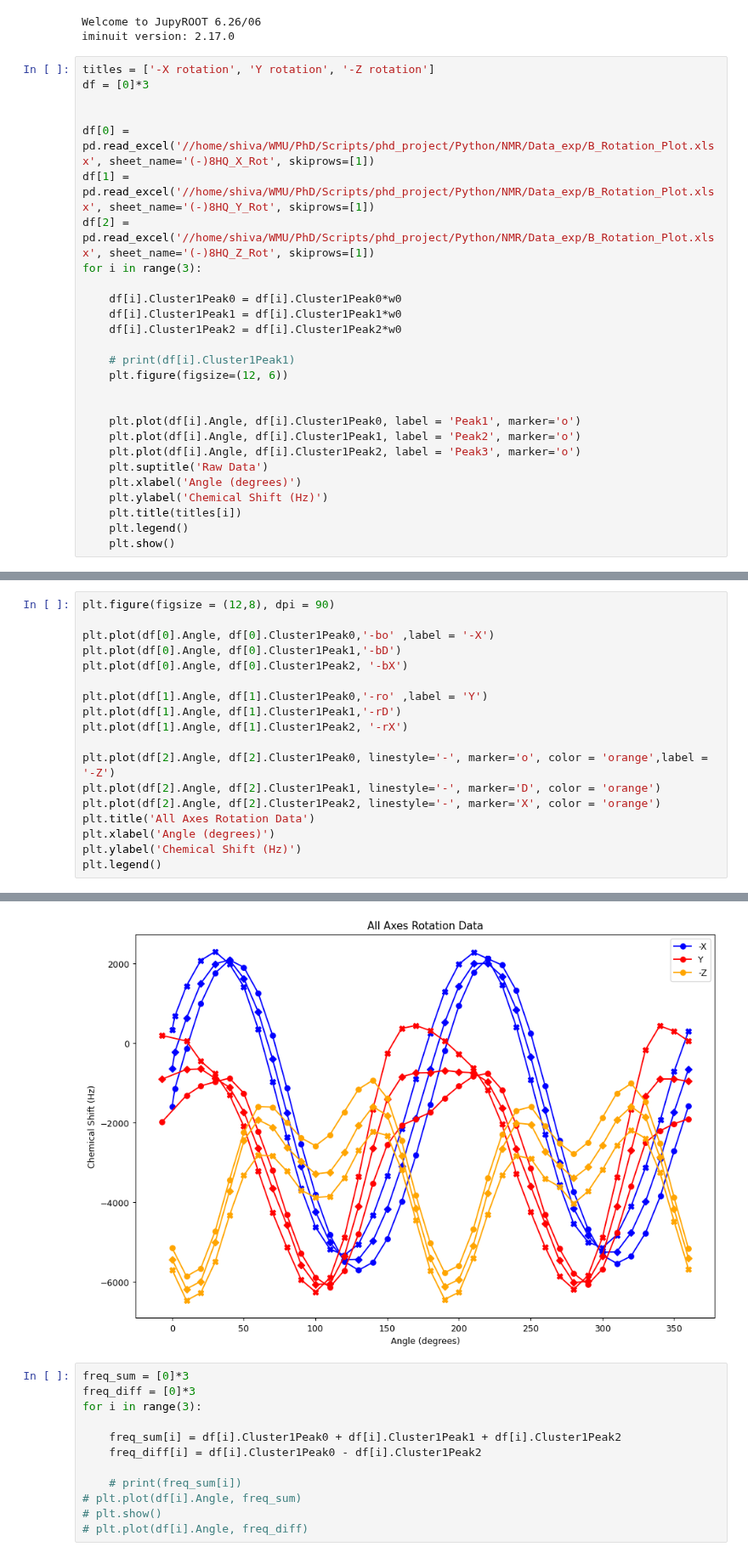
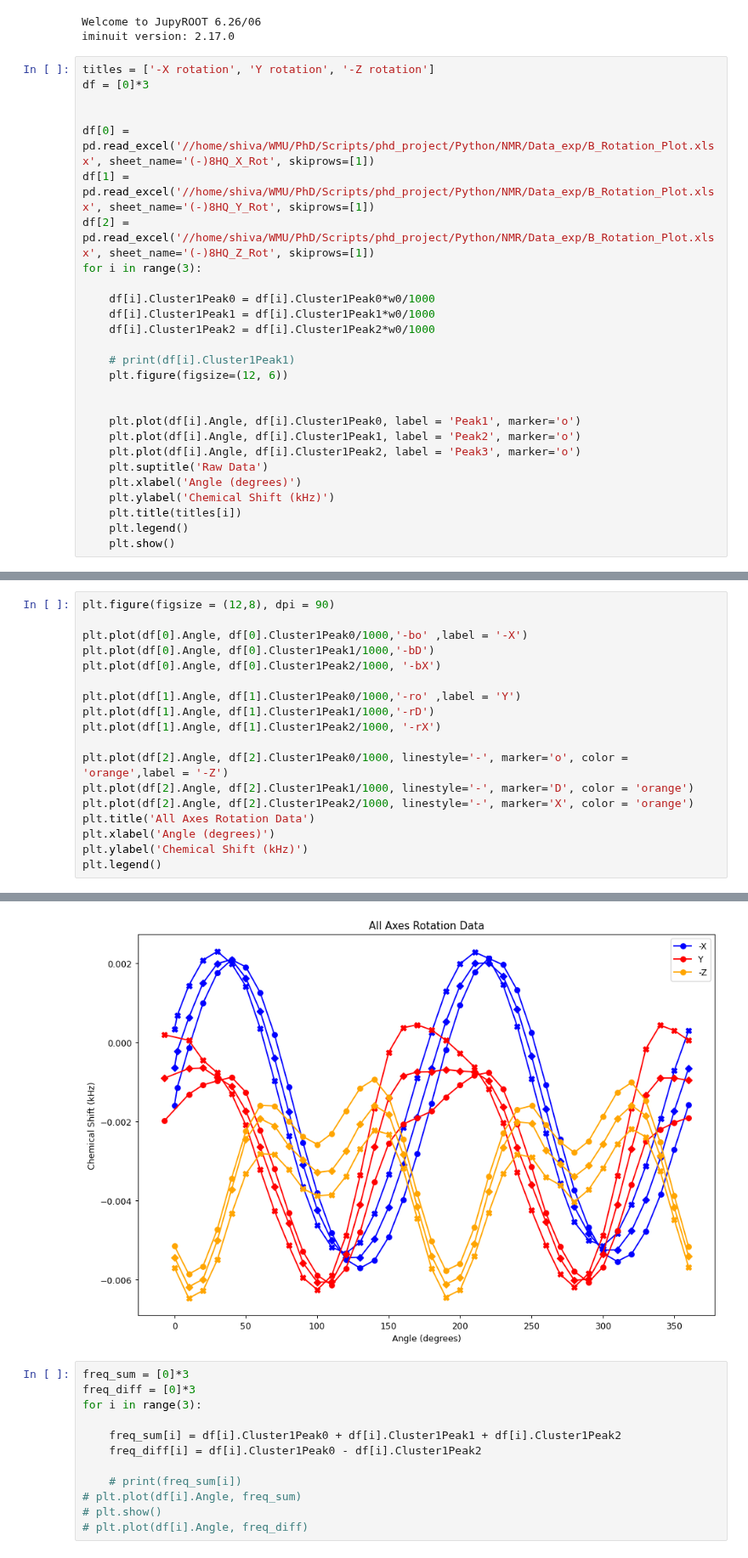
Before and after one commit to AstrobioShiva/Script_project, a Jupyter notebook: NMR_analysis/fitting_(-)HQipc2B_cluster1.ipynb, the cells around one changed output, grey strips where cells are left out. Shown at 85% size. Drawn from its saved outputs; the diff is of its cells as text.

```diff
--- a/NMR_analysis/fitting_(-)HQipc2B_cluster1.ipynb
+++ b/NMR_analysis/fitting_(-)HQipc2B_cluster1.ipynb
@@ -24,9 +24,9 @@ df[1] = pd.read_excel('//home/shiva/WMU/PhD/Scripts/phd_project/Python/NMR/Data_
 df[2] = pd.read_excel('//home/shiva/WMU/PhD/Scripts/phd_project/Python/NMR/Data_exp/B_Rotation_Plot.xlsx', sheet_name='(-)8HQ_Z_Rot', skiprows=[1])
 for i in range(3):
 
-    df[i].Cluster1Peak0 = df[i].Cluster1Peak0*w0
-    df[i].Cluster1Peak1 = df[i].Cluster1Peak1*w0
-    df[i].Cluster1Peak2 = df[i].Cluster1Peak2*w0
+    df[i].Cluster1Peak0 = df[i].Cluster1Peak0*w0/1000
+    df[i].Cluster1Peak1 = df[i].Cluster1Peak1*w0/1000
+    df[i].Cluster1Peak2 = df[i].Cluster1Peak2*w0/1000
 
     # print(df[i].Cluster1Peak1)
     plt.figure(figsize=(12, 6))
@@ -37,7 +37,7 @@ for i in range(3):
     plt.plot(df[i].Angle, df[i].Cluster1Peak2, label = 'Peak3', marker='o')
     plt.suptitle('Raw Data')
     plt.xlabel('Angle (degrees)')
-    plt.ylabel('Chemical Shift (Hz)')
+    plt.ylabel('Chemical Shift (kHz)')
     plt.title(titles[i])
     plt.legend()
     plt.show()
@@ -48,24 +48,24 @@ for i in range(3):
 # %%
 plt.figure(figsize = (12,8), dpi = 90)
 
-plt.plot(df[0].Angle, df[0].Cluster1Peak0,'-bo' ,label = '-X')
-plt.plot(df[0].Angle, df[0].Cluster1Peak1,'-bD')
-plt.plot(df[0].Angle, df[0].Cluster1Peak2, '-bX')
+plt.plot(df[0].Angle, df[0].Cluster1Peak0/1000,'-bo' ,label = '-X')
+plt.plot(df[0].Angle, df[0].Cluster1Peak1/1000,'-bD')
+plt.plot(df[0].Angle, df[0].Cluster1Peak2/1000, '-bX')
 
-plt.plot(df[1].Angle, df[1].Cluster1Peak0,'-ro' ,label = 'Y')
-plt.plot(df[1].Angle, df[1].Cluster1Peak1,'-rD')
-plt.plot(df[1].Angle, df[1].Cluster1Peak2, '-rX')
+plt.plot(df[1].Angle, df[1].Cluster1Peak0/1000,'-ro' ,label = 'Y')
+plt.plot(df[1].Angle, df[1].Cluster1Peak1/1000,'-rD')
+plt.plot(df[1].Angle, df[1].Cluster1Peak2/1000, '-rX')
 
-plt.plot(df[2].Angle, df[2].Cluster1Peak0, linestyle='-', marker='o', color = 'orange',label = '-Z')
-plt.plot(df[2].Angle, df[2].Cluster1Peak1, linestyle='-', marker='D', color = 'orange')
-plt.plot(df[2].Angle, df[2].Cluster1Peak2, linestyle='-', marker='X', color = 'orange')
+plt.plot(df[2].Angle, df[2].Cluster1Peak0/1000, linestyle='-', marker='o', color = 'orange',label = '-Z')
+plt.plot(df[2].Angle, df[2].Cluster1Peak1/1000, linestyle='-', marker='D', color = 'orange')
+plt.plot(df[2].Angle, df[2].Cluster1Peak2/1000, linestyle='-', marker='X', color = 'orange')
 plt.title('All Axes Rotation Data')
 plt.xlabel('Angle (degrees)')
-plt.ylabel('Chemical Shift (Hz)')
+plt.ylabel('Chemical Shift (kHz)')
 plt.legend()
 # %% [output]
 <matplotlib.legend.Legend at 0x...>
-[figure, old version]
+[figure, new version]
 # %%
 freq_sum = [0]*3
 freq_diff = [0]*3
```
Also changed, not shown: parts of 9 cells of this notebook, 3 other files.
